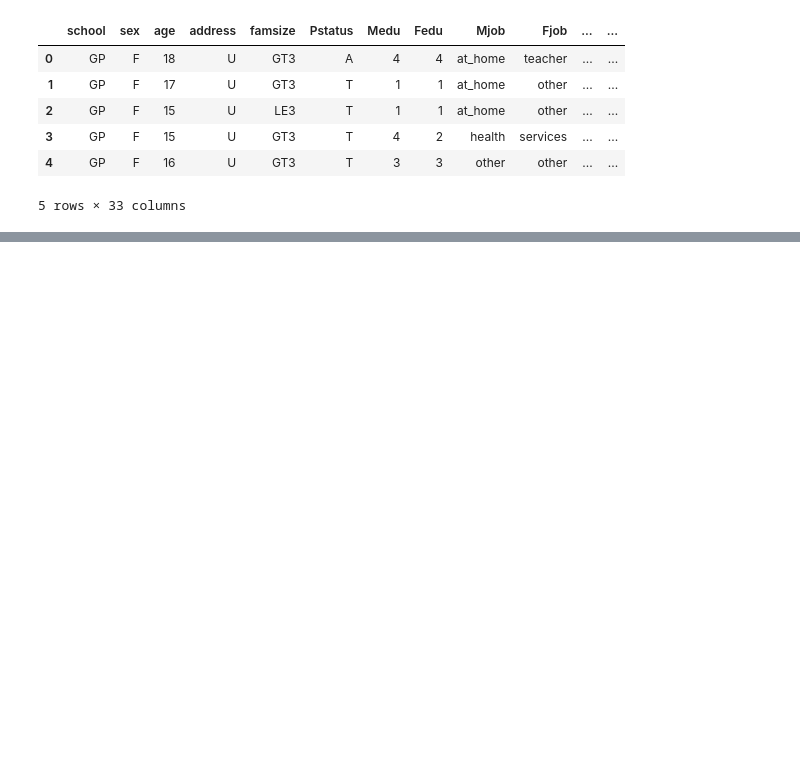
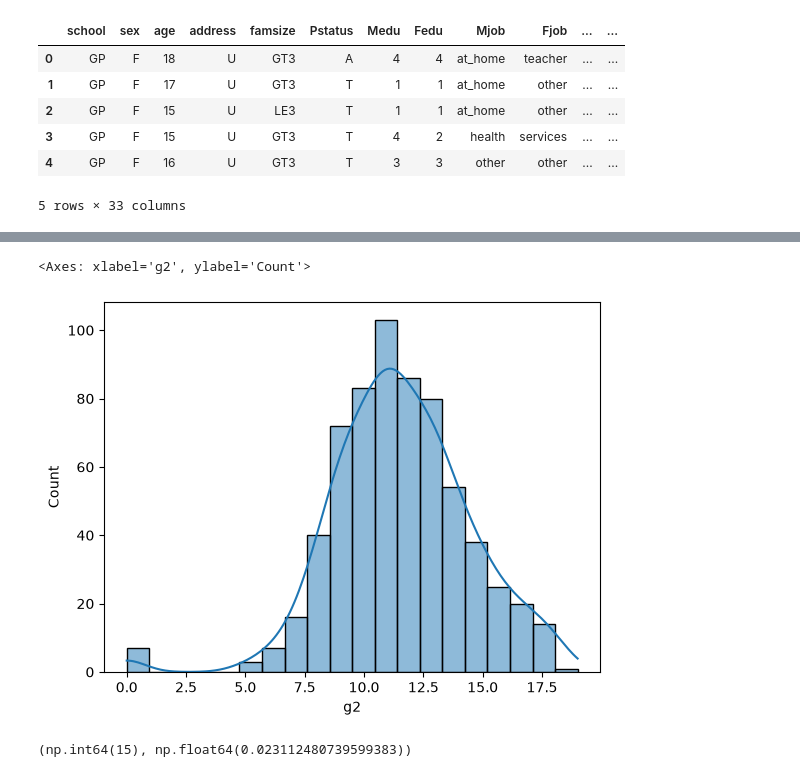
Before and after one commit to enarbrowall123-dotcom/ML-Projekt-, a Jupyter notebook: notebook.ipynb, the cells around one changed output, grey strips where cells are left out. Saved outputs shown, nothing was run; the diff lists cells and outputs as text; code cells hidden in the pictures; blank space fills up the shorter version.

```diff
--- a/notebook.ipynb
+++ b/notebook.ipynb
@@ -18,0 +123,9 @@ df.head()
+# %%
+sns.histplot(df.g2, bins=20, kde=True)
+# %% [output]
+<Axes: xlabel='g2', ylabel='Count'>
+[figure, added]
+# %%
+(df.g3 == 0).sum(), (df.g3 == 0).mean()
+# %% [output]
+(np.int64(15), np.float64(0.023112480739599383))
```
Also changed, not shown: parts of 47 cells of this notebook.
